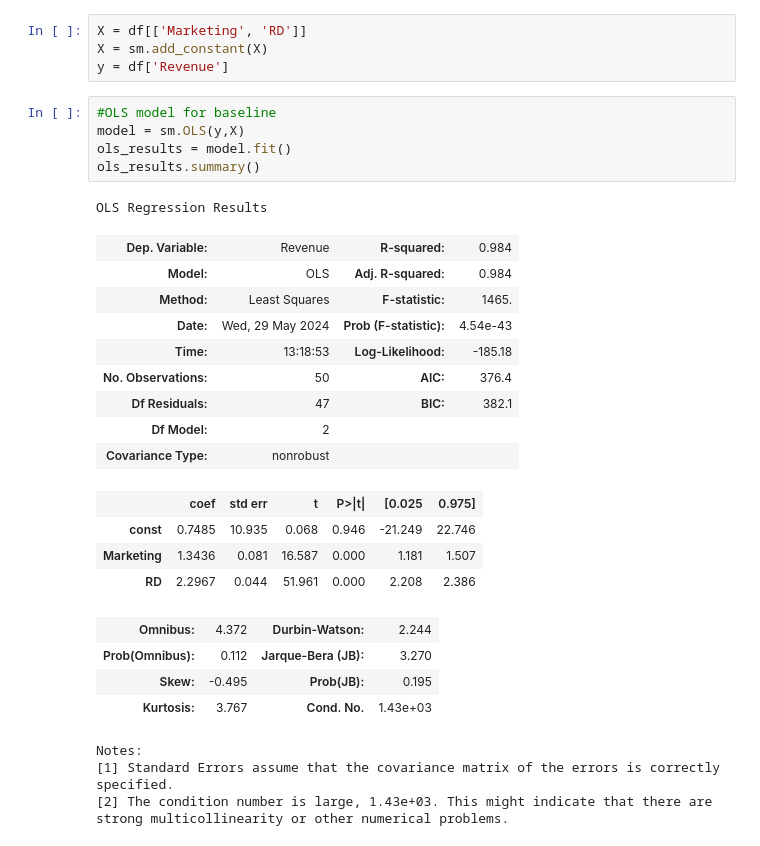
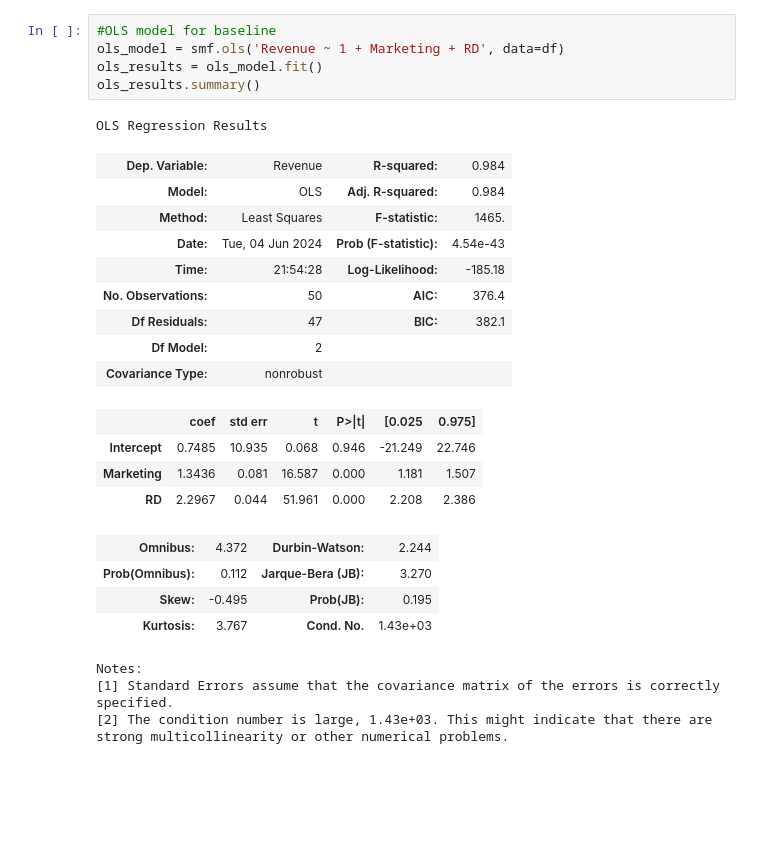
Before and after one commit to rjwrobel86/Python4Statistics, a Jupyter notebook: Notebooks/PanelRegression.ipynb, the cells around one changed output. Drawn from its saved outputs; the diff is of its cells as text; blank space fills up the shorter version.

```diff
--- a/Notebooks/PanelRegression.ipynb
+++ b/Notebooks/PanelRegression.ipynb
@@ -50,28 +188,24 @@ df.head(15)
 |  | 2012 | 123.17 | 178.62 | 545.31 |
 |  | 2013 | 83.59 | 169.54 | 488.13 |
 |  | 2014 | 119.27 | 140.54 | 485.57 |
-# %%
-X = df[['Marketing', 'RD']]
-X = sm.add_constant(X)
-y = df['Revenue']
 # %%
 #OLS model for baseline
-model = sm.OLS(y,X)
-ols_results = model.fit()
+ols_model = smf.ols('Revenue ~ 1 + Marketing + RD', data=df)
+ols_results = ols_model.fit()
 ols_results.summary()
 # %% [output]
 OLS Regression Results
 | Dep. Variable: | Revenue | R-squared: | 0.984 |
 | Model: | OLS | Adj. R-squared: | 0.984 |
 | Method: | Least Squares | F-statistic: | 1465. |
-| Date: | Wed, 29 May 2024 | Prob (F-statistic): | 4.54e-43 |
-| Time: | 13:18:53 | Log-Likelihood: | -185.18 |
+| Date: | Tue, 04 Jun 2024 | Prob (F-statistic): | 4.54e-43 |
+| Time: | 21:54:28 | Log-Likelihood: | -185.18 |
 | No. Observations: | 50 | AIC: | 376.4 |
 | Df Residuals: | 47 | BIC: | 382.1 |
 | Df Model: | 2 |  |  |
 | Covariance Type: | nonrobust |  |  |
 |  | coef | std err | t | P>|t| | [0.025 | 0.975] |
-| const | 0.7485 | 10.935 | 0.068 | 0.946 | -21.249 | 22.746 |
+| Intercept | 0.7485 | 10.935 | 0.068 | 0.946 | -21.249 | 22.746 |
 | Marketing | 1.3436 | 0.081 | 16.587 | 0.000 | 1.181 | 1.507 |
 | RD | 2.2967 | 0.044 | 51.961 | 0.000 | 2.208 | 2.386 |
 | Omnibus: | 4.372 | Durbin-Watson: | 2.244 |
```
Also changed, not shown: parts of 16 cells of this notebook, 17 other files.
